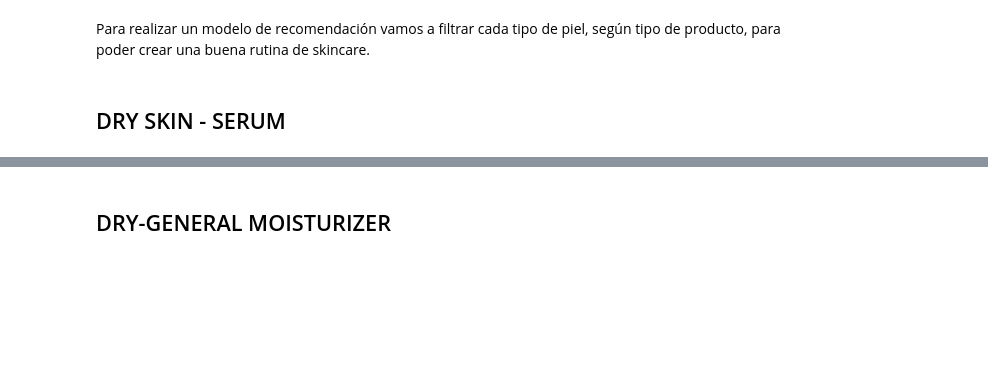
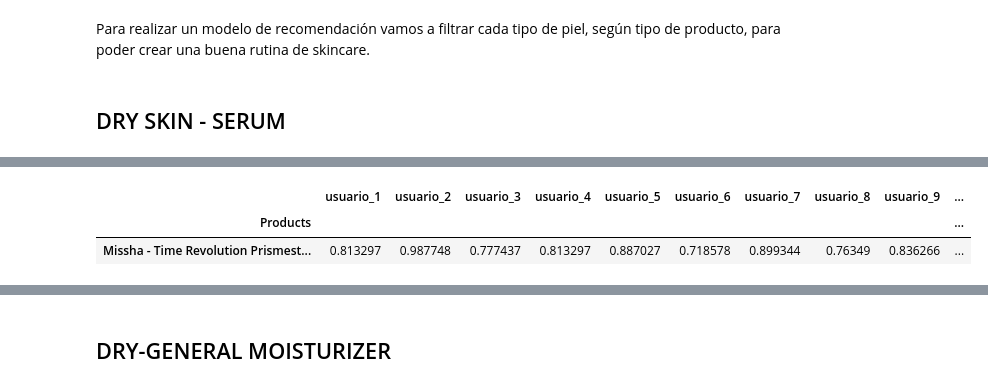
Before and after one commit to cristina-apostol/Skinbot-ML, a Jupyter notebook: Modelo recomendación.ipynb, the cells around one changed output, grey strips where cells are left out. Drawn from its saved outputs; the diff is of its cells as text; code cells hidden in the pictures; blank space fills up the shorter version.

```diff
--- a/Modelo recomendación.ipynb
+++ b/Modelo recomendación.ipynb
@@ -89,0 +98,4 @@ dry_ser
+# %%
+simil_serum=similitudes_serum['random'].sort_values(ascending=False)[1:]
+
+simil_serum
@@ -89,0 +114,14 @@ dry_ser
+# %%
+for n,s in dict(simil_serum).items():
+
+    rat_serum[n]=rat_serum[n]*s   # producto entre similitud y rating
+
+rat_serum['Total']=rat_serum.sum(axis=1)
+
+rec_serum=rat_serum.sort_values('Total', ascending=False)
+# %%
+rec_serum[:1]
+# %% [output]
+|  | usuario_1 | usuario_2 | usuario_3 | usuario_4 | usuario_5 | usuario_6 | usuario_7 | usuario_8 | usuario_9 | ... |
+| Products |  |  |  |  |  |  |  |  |  | ... |
+| Missha - Time Revolution Prismest... | 0.813297 | 0.987748 | 0.777437 | 0.813297 | 0.887027 | 0.718578 | 0.899344 | 0.76349 | 0.836266 | ... |
```
Also changed, not shown: parts of 65 cells of this notebook, 2 other files.
